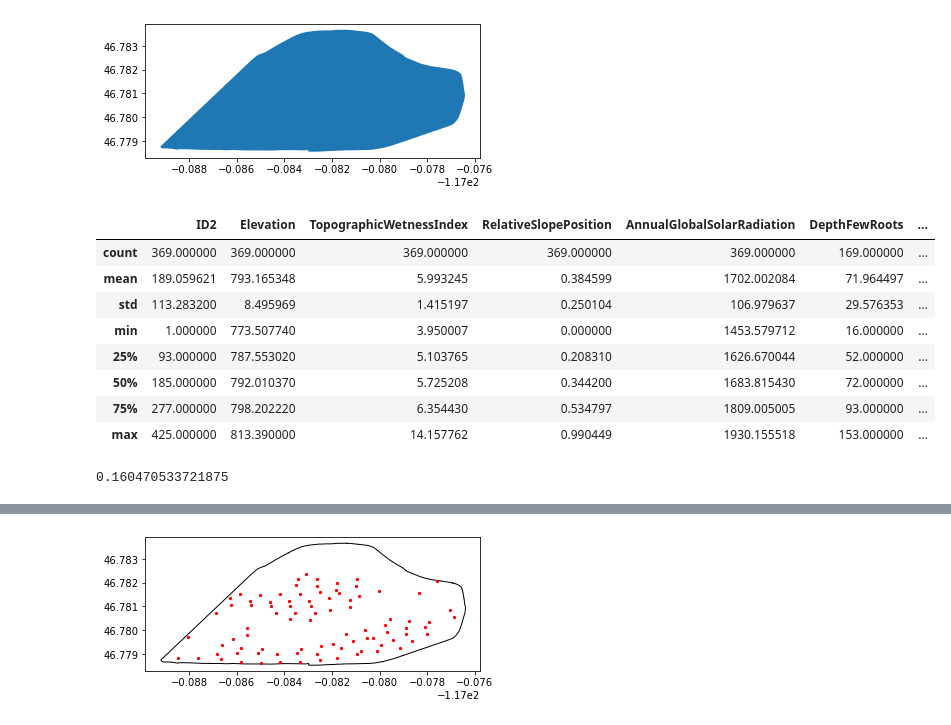
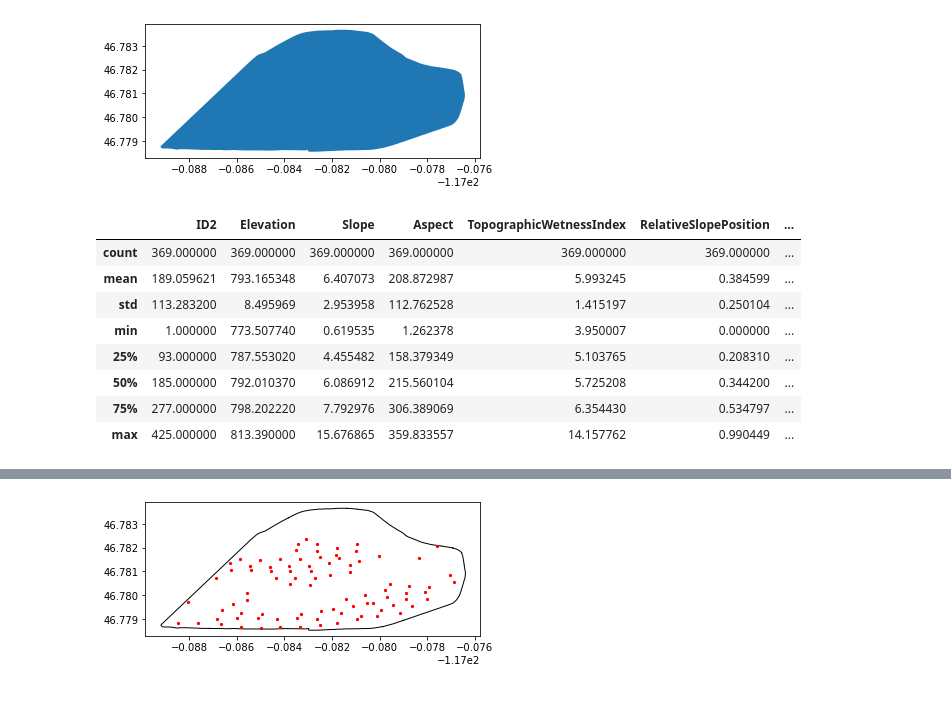
Before and after one commit to cafltar/LtarModelingDssatForCroplands_ChooseGeorefPointsForModeling, a Jupyter notebook: python/notebooks/map_filtered_criteria.ipynb, the cells around one changed output, grey strips where cells are left out. Saved outputs shown, nothing was run; the diff lists cells and outputs as text; code cells hidden in the pictures.

Commit message:
Added slope and aspect to dataset, generated new dataset of filtered values

```diff
--- a/python/notebooks/map_filtered_criteria.ipynb
+++ b/python/notebooks/map_filtered_criteria.ipynb
@@ -12,25 +12,21 @@ ce_boundary.plot()
 <matplotlib.axes._subplots.AxesSubplot at 0x...>
 [figure]
 # %%
-inPath = pathlib.Path.cwd() / "working" / "cleaned_data_20200708_P2A1.csv"
+inPath = pathlib.Path.cwd() / "working" / "cleaned_data_20200709_P2A1.csv"
 df = pd.read_csv(inPath)
 gdf = gpd.GeoDataFrame(
     df, geometry = gpd.points_from_xy(df.Longitude, df.Latitude)
 ).drop(["Latitude", "Longitude"], axis = 1)
 gdf.crs = {"init": "epsg:4326"}
 
 gdf.describe()
 # %% [output]
-|  | ID2 | Elevation | TopographicWetnessIndex | RelativeSlopePosition | AnnualGlobalSolarRadiation | DepthFewRoots | ... |
-| count | 369.000000 | 369.000000 | 369.000000 | 369.000000 | 369.000000 | 169.000000 | ... |
-| mean | 189.059621 | 793.165348 | 5.993245 | 0.384599 | 1702.002084 | 71.964497 | ... |
-| std | 113.283200 | 8.495969 | 1.415197 | 0.250104 | 106.979637 | 29.576353 | ... |
-| min | 1.000000 | 773.507740 | 3.950007 | 0.000000 | 1453.579712 | 16.000000 | ... |
-| 25% | 93.000000 | 787.553020 | 5.103765 | 0.208310 | 1626.670044 | 52.000000 | ... |
-| 50% | 185.000000 | 792.010370 | 5.725208 | 0.344200 | 1683.815430 | 72.000000 | ... |
-| 75% | 277.000000 | 798.202220 | 6.354430 | 0.534797 | 1809.005005 | 93.000000 | ... |
-| max | 425.000000 | 813.390000 | 14.157762 | 0.990449 | 1930.155518 | 153.000000 | ... |
+|  | ID2 | Elevation | Slope | Aspect | TopographicWetnessIndex | RelativeSlopePosition | ... |
+| count | 369.000000 | 369.000000 | 369.000000 | 369.000000 | 369.000000 | 369.000000 | ... |
+| mean | 189.059621 | 793.165348 | 6.407073 | 208.872987 | 5.993245 | 0.384599 | ... |
+| std | 113.283200 | 8.495969 | 2.953958 | 112.762528 | 1.415197 | 0.250104 | ... |
+| min | 1.000000 | 773.507740 | 0.619535 | 1.262378 | 3.950007 | 0.000000 | ... |
+| 25% | 93.000000 | 787.553020 | 4.455482 | 158.379349 | 5.103765 | 0.208310 | ... |
+| 50% | 185.000000 | 792.010370 | 6.086912 | 215.560104 | 5.725208 | 0.344200 | ... |
+| 75% | 277.000000 | 798.202220 | 7.792976 | 306.389069 | 6.354430 | 0.534797 | ... |
+| max | 425.000000 | 813.390000 | 15.676865 | 359.833557 | 14.157762 | 0.990449 | ... |
-# %%
-gdf["RelativeYieldCV"].quantile(0.25)
-# %% [output]
-0.160470533721875
```
Also changed, not shown: parts of 11 cells of this notebook, 4 other files.
